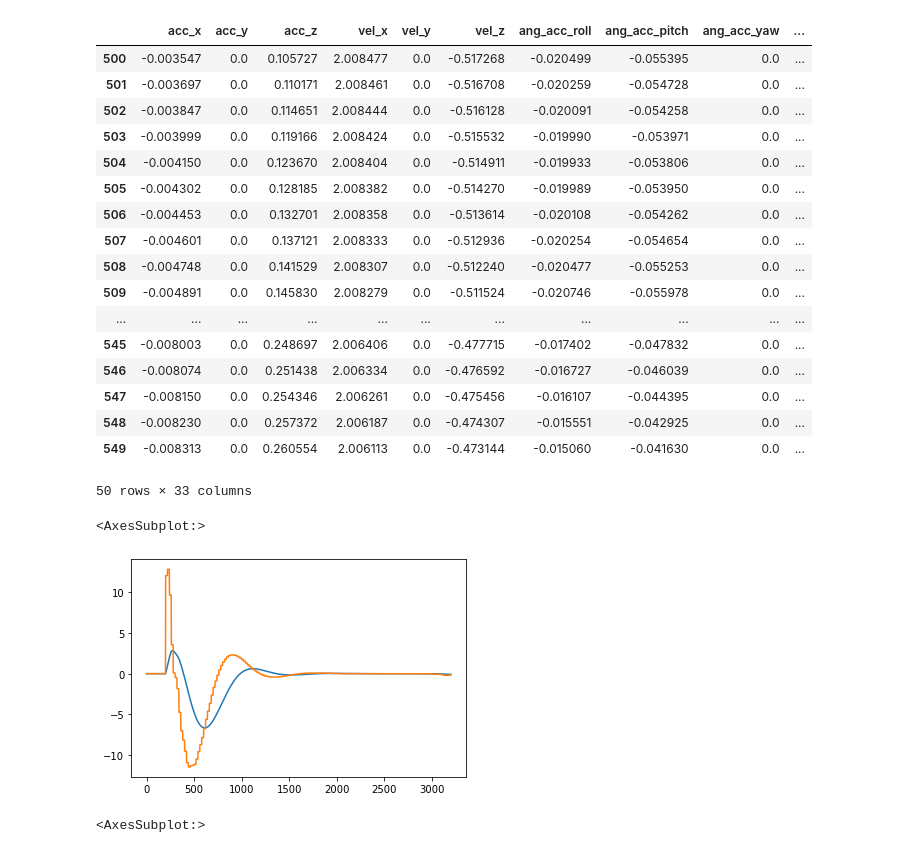
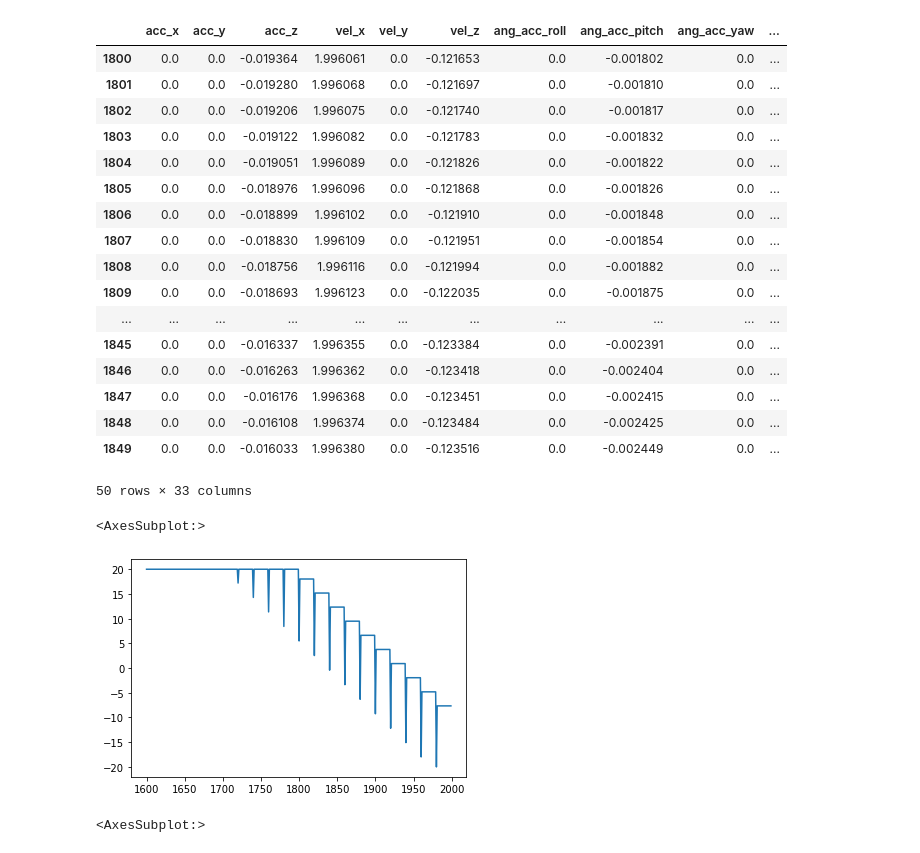
Before and after one commit to frederikt0ft/ROTV-modeling-and-control, a Jupyter notebook: Control/Control_Development.ipynb, the cells around one changed output. Cells and saved outputs as stored; diff of their text form; code cells hidden in the pictures.

```diff
--- a/Control/Control_Development.ipynb
+++ b/Control/Control_Development.ipynb
@@ -4,32 +4,32 @@ import numpy as np
 import matplotlib.pyplot as plt
 np.set_printoptions(formatter={'float': lambda x: "{0:0.3f}".format(x)})
 df = pd.read_csv("Simulation_data.csv")
-display(df[500:550])
+display(df[1800:1850])
 # %% [output]
 |  | acc_x | acc_y | acc_z | vel_x | vel_y | vel_z | ang_acc_roll | ang_acc_pitch | ang_acc_yaw | ... |
-| 500 | -0.003547 | 0.0 | 0.105727 | 2.008477 | 0.0 | -0.517268 | -0.020499 | -0.055395 | 0.0 | ... |
-| 501 | -0.003697 | 0.0 | 0.110171 | 2.008461 | 0.0 | -0.516708 | -0.020259 | -0.054728 | 0.0 | ... |
-| 502 | -0.003847 | 0.0 | 0.114651 | 2.008444 | 0.0 | -0.516128 | -0.020091 | -0.054258 | 0.0 | ... |
-| 503 | -0.003999 | 0.0 | 0.119166 | 2.008424 | 0.0 | -0.515532 | -0.019990 | -0.053971 | 0.0 | ... |
-| 504 | -0.004150 | 0.0 | 0.123670 | 2.008404 | 0.0 | -0.514911 | -0.019933 | -0.053806 | 0.0 | ... |
-| 505 | -0.004302 | 0.0 | 0.128185 | 2.008382 | 0.0 | -0.514270 | -0.019989 | -0.053950 | 0.0 | ... |
-| 506 | -0.004453 | 0.0 | 0.132701 | 2.008358 | 0.0 | -0.513614 | -0.020108 | -0.054262 | 0.0 | ... |
-| 507 | -0.004601 | 0.0 | 0.137121 | 2.008333 | 0.0 | -0.512936 | -0.020254 | -0.054654 | 0.0 | ... |
-| 508 | -0.004748 | 0.0 | 0.141529 | 2.008307 | 0.0 | -0.512240 | -0.020477 | -0.055253 | 0.0 | ... |
-| 509 | -0.004891 | 0.0 | 0.145830 | 2.008279 | 0.0 | -0.511524 | -0.020746 | -0.055978 | 0.0 | ... |
+| 1800 | 0.0 | 0.0 | -0.019364 | 1.996061 | 0.0 | -0.121653 | 0.0 | -0.001802 | 0.0 | ... |
+| 1801 | 0.0 | 0.0 | -0.019280 | 1.996068 | 0.0 | -0.121697 | 0.0 | -0.001810 | 0.0 | ... |
+| 1802 | 0.0 | 0.0 | -0.019206 | 1.996075 | 0.0 | -0.121740 | 0.0 | -0.001817 | 0.0 | ... |
+| 1803 | 0.0 | 0.0 | -0.019122 | 1.996082 | 0.0 | -0.121783 | 0.0 | -0.001832 | 0.0 | ... |
+| 1804 | 0.0 | 0.0 | -0.019051 | 1.996089 | 0.0 | -0.121826 | 0.0 | -0.001822 | 0.0 | ... |
+| 1805 | 0.0 | 0.0 | -0.018976 | 1.996096 | 0.0 | -0.121868 | 0.0 | -0.001826 | 0.0 | ... |
+| 1806 | 0.0 | 0.0 | -0.018899 | 1.996102 | 0.0 | -0.121910 | 0.0 | -0.001848 | 0.0 | ... |
+| 1807 | 0.0 | 0.0 | -0.018830 | 1.996109 | 0.0 | -0.121951 | 0.0 | -0.001854 | 0.0 | ... |
+| 1808 | 0.0 | 0.0 | -0.018756 | 1.996116 | 0.0 | -0.121994 | 0.0 | -0.001882 | 0.0 | ... |
+| 1809 | 0.0 | 0.0 | -0.018693 | 1.996123 | 0.0 | -0.122035 | 0.0 | -0.001875 | 0.0 | ... |
 | ... | ... | ... | ... | ... | ... | ... | ... | ... | ... | ... |
-| 545 | -0.008003 | 0.0 | 0.248697 | 2.006406 | 0.0 | -0.477715 | -0.017402 | -0.047832 | 0.0 | ... |
-| 546 | -0.008074 | 0.0 | 0.251438 | 2.006334 | 0.0 | -0.476592 | -0.016727 | -0.046039 | 0.0 | ... |
-| 547 | -0.008150 | 0.0 | 0.254346 | 2.006261 | 0.0 | -0.475456 | -0.016107 | -0.044395 | 0.0 | ... |
-| 548 | -0.008230 | 0.0 | 0.257372 | 2.006187 | 0.0 | -0.474307 | -0.015551 | -0.042925 | 0.0 | ... |
-| 549 | -0.008313 | 0.0 | 0.260554 | 2.006113 | 0.0 | -0.473144 | -0.015060 | -0.041630 | 0.0 | ... |
+| 1845 | 0.0 | 0.0 | -0.016337 | 1.996355 | 0.0 | -0.123384 | 0.0 | -0.002391 | 0.0 | ... |
+| 1846 | 0.0 | 0.0 | -0.016263 | 1.996362 | 0.0 | -0.123418 | 0.0 | -0.002404 | 0.0 | ... |
+| 1847 | 0.0 | 0.0 | -0.016176 | 1.996368 | 0.0 | -0.123451 | 0.0 | -0.002415 | 0.0 | ... |
+| 1848 | 0.0 | 0.0 | -0.016108 | 1.996374 | 0.0 | -0.123484 | 0.0 | -0.002425 | 0.0 | ... |
+| 1849 | 0.0 | 0.0 | -0.016033 | 1.996380 | 0.0 | -0.123516 | 0.0 | -0.002449 | 0.0 | ... |
 50 rows × 33 columns
 # %%
-df["u1"].plot()
-df["u1_d"].plot()
+
+df["u1_d"][1600:2000].plot()
 # %% [output]
 <AxesSubplot:>
-[figure, old version]
+[figure, new version]
 # %%
 df["pwm_1"].plot()
 # %% [output]
```
Also changed, not shown: 23 other files.
